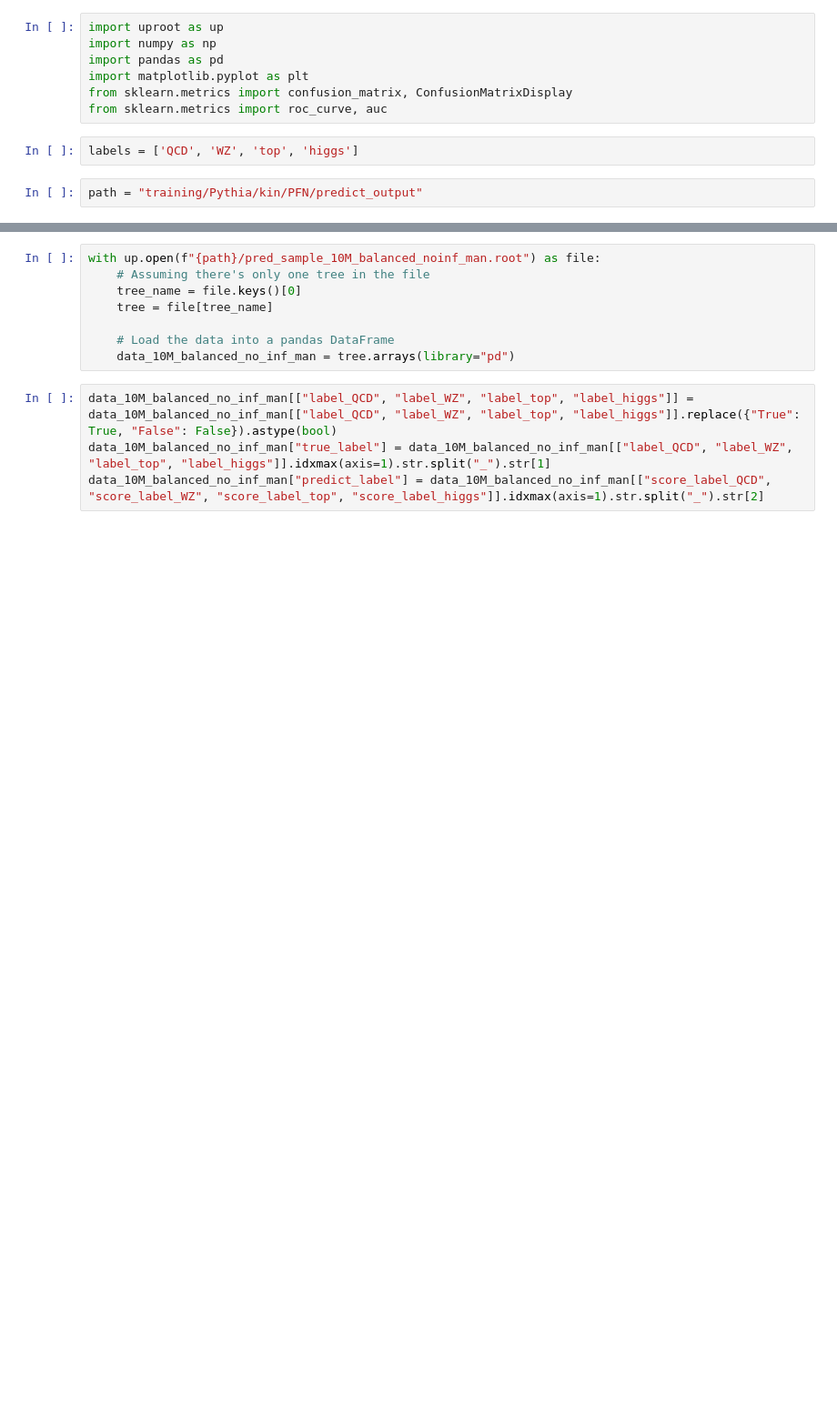
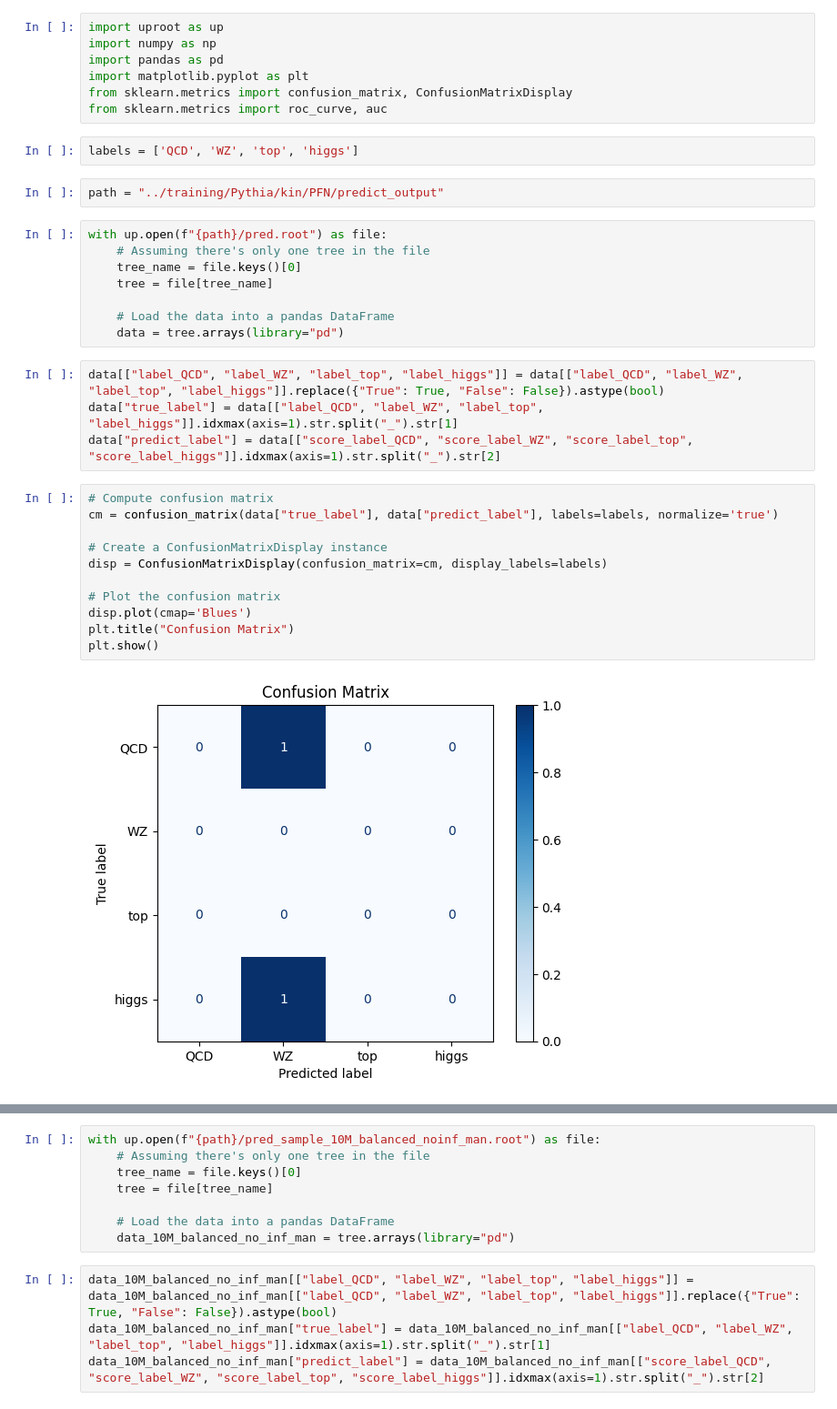
Before and after one commit to afduquebr/particle_transformer, a Jupyter notebook: notebooks/predict_output.ipynb, the cells around one changed output, grey strips where cells are left out. Shown at 91% size. Drawn from its saved outputs; the diff is of its cells as text; blank space fills up the shorter version.

```diff
--- a/notebooks/predict_output.ipynb
+++ b/notebooks/predict_output.ipynb
@@ -8,4 +8,29 @@ from sklearn.metrics import roc_curve, auc
 # %%
 labels = ['QCD', 'WZ', 'top', 'higgs']
 # %%
-path = "training/Pythia/kin/PFN/predict_output"
+path = "../training/Pythia/kin/PFN/predict_output"
+# %%
+with up.open(f"{path}/pred.root") as file:
+    # Assuming there's only one tree in the file
+    tree_name = file.keys()[0]
+    tree = file[tree_name]
+
+    # Load the data into a pandas DataFrame
+    data = tree.arrays(library="pd")
+# %%
+data[["label_QCD", "label_WZ", "label_top", "label_higgs"]] = data[["label_QCD", "label_WZ", "label_top", "label_higgs"]].replace({"True": True, "False": False}).astype(bool)
+data["true_label"] = data[["label_QCD", "label_WZ", "label_top", "label_higgs"]].idxmax(axis=1).str.split("_").str[1]
+data["predict_label"] = data[["score_label_QCD", "score_label_WZ", "score_label_top", "score_label_higgs"]].idxmax(axis=1).str.split("_").str[2]
+# %%
+# Compute confusion matrix
+cm = confusion_matrix(data["true_label"], data["predict_label"], labels=labels, normalize='true')
+
+# Create a ConfusionMatrixDisplay instance
+disp = ConfusionMatrixDisplay(confusion_matrix=cm, display_labels=labels)
+
+# Plot the confusion matrix
+disp.plot(cmap='Blues')
+plt.title("Confusion Matrix")
+plt.show()
+# %% [output]
+[figure, added]
```
Also changed, not shown: parts of 9 cells of this notebook, 4 other files.
